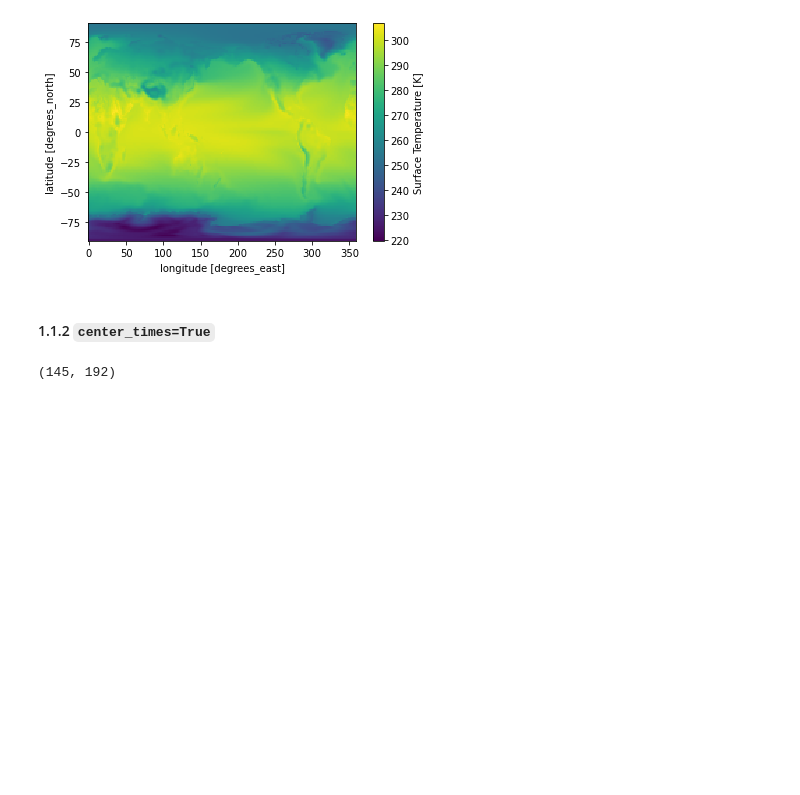
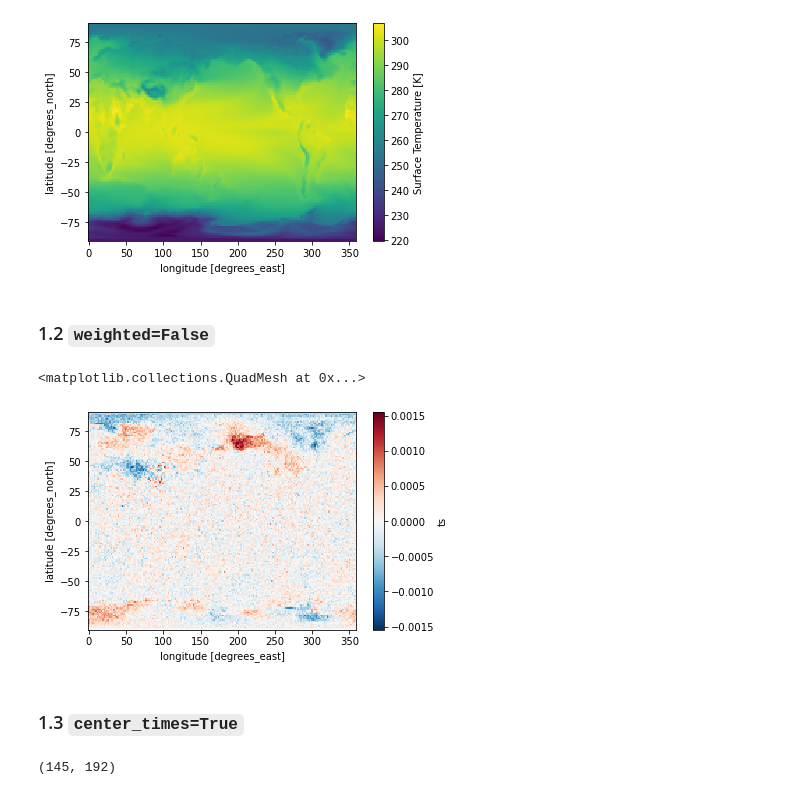
Before and after one commit to xCDAT/xcdat-validation, a Jupyter notebook: devel_test/temporal_average.ipynb, the cells around one changed output. Drawn from its saved outputs; the diff is of its cells as text; code cells hidden in the pictures; blank space fills up the shorter version.

```diff
--- a/devel_test/temporal_average.ipynb
+++ b/devel_test/temporal_average.ipynb
@@ -47,3 +45,5 @@ ds_ave_month = ds.temporal.average("ts", freq="month")
+# %%
+ds_ave_month = ds.temporal.average("ts", weighted=True)
 # %%
 ds_ave_month.ts.shape
 # %% [output]
@@ -73,6 +73,15 @@ ds_ave_month.ts.plot()
 # %% [output]
 <matplotlib.collections.QuadMesh at 0x...>
 [figure]
+# %% [markdown]
+### 1.2 `weighted=False`
+# %%
+ds_ave_month_nw = ds.temporal.average("ts", weighted=False)
+# %%
+(ds_ave_month.ts - ds_ave_month_nw.ts).plot()
+# %% [output]
+<matplotlib.collections.QuadMesh at 0x...>
+[figure, added]
 # %% [markdown]
-#### 1.1.2 `center_times=True`
+### 1.3 `center_times=True`
 # %%
```
Also changed, not shown: parts of 32 cells of this notebook.
